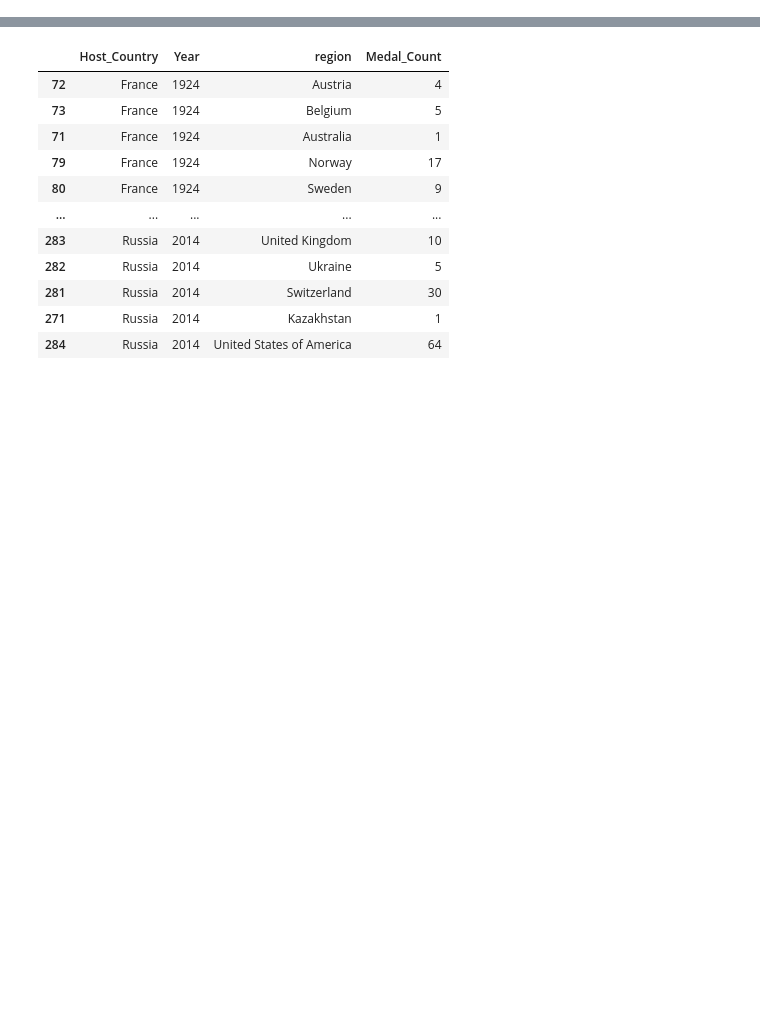
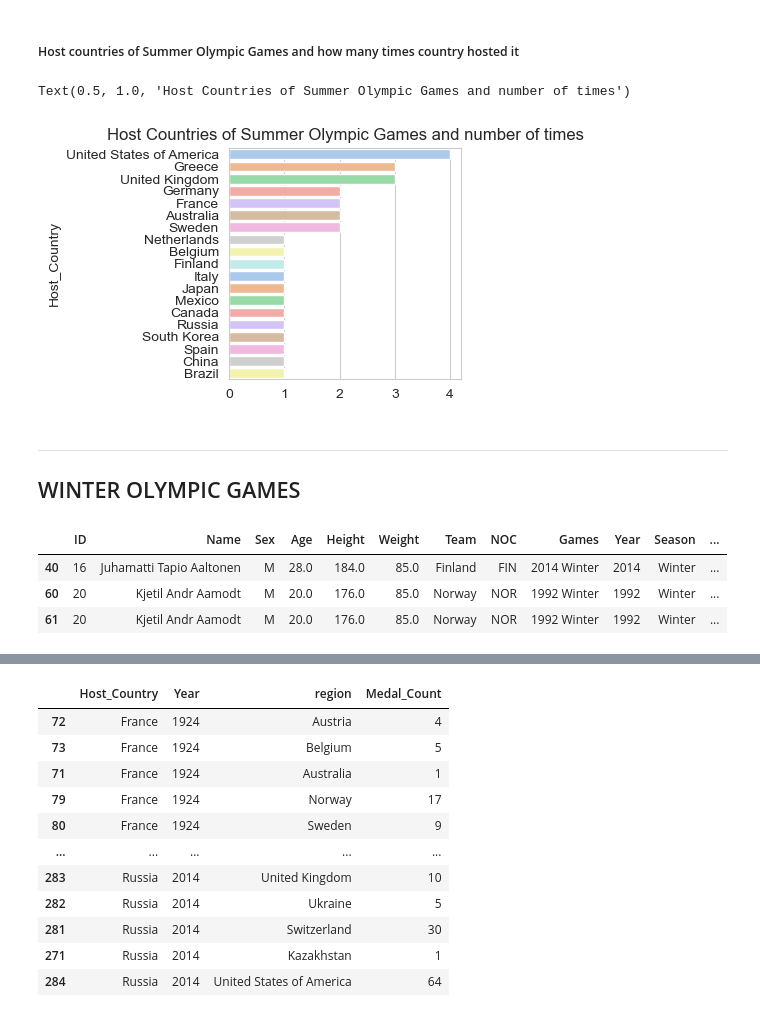
Before and after one commit to soumyaranjanswaincan/Olympic-Data-Analysis, a Jupyter notebook: Olympic Data Analysis/country_performance.ipynb, the cells around one changed output, grey strips where cells are left out. Saved outputs shown, nothing was run; the diff lists cells and outputs as text; code cells hidden in the pictures; blank space fills up the shorter version.

```diff
--- a/Olympic Data Analysis/country_performance.ipynb
+++ b/Olympic Data Analysis/country_performance.ipynb
@@ -22,0 +29,3 @@ athelete_df.head()
+# %%
+athelete_df_summer = athelete_df[(athelete_df['Medal']!='DNW') & (athelete_df['Season']=='Summer')]
+athelete_df_summer.head(3)
@@ -22,0 +37,6 @@ athelete_df.head()
+# %%
+#New dataframe with informations about hosting country
+df_summer = athelete_df_summer.groupby(['Year','Host_Country','region','Medal'])['Medal'].count().unstack().fillna(0).astype(int).reset_index()
+
+df_summer['Is_Host'] = np.where(df_summer['Host_Country'] == df_summer['region'],1,0)
+df_summer['Total Medals'] = df_summer['Bronze'] + df_summer['Silver'] + df_summer['Gold']
@@ -22,0 +89,25 @@ athelete_df.head()
+# %% [markdown]
+##### Host countries of Summer Olympic Games and how many times country hosted it
+# %%
+# Visualization for who were Host countires in Summer Olympic Games and how many times they had incredible honor to host them.
+
+plt.figure(figsize=(3,3))
+hosts = df_summer[['Year','Host_Country']].drop_duplicates()
+sns.countplot(y='Host_Country',data=hosts,order = hosts['Host_Country'].value_counts().index,
+              palette=sns.color_palette("pastel"))
+plt.xlabel('')
+plt.title('Host Countries of Summer Olympic Games and number of times')
+# %% [output]
+Text(0.5, 1.0, 'Host Countries of Summer Olympic Games and number of times')
+[figure, added]
+# %% [markdown]
+----
+## WINTER OLYMPIC GAMES
+# %%
+athelete_df_winter = athelete_df[(athelete_df['Medal']!='DNW') & (athelete_df['Season']=='Winter')]
+athelete_df_winter.head(3)
+# %% [output]
+|  | ID | Name | Sex | Age | Height | Weight | Team | NOC | Games | Year | Season | ... |
+| 40 | 16 | Juhamatti Tapio Aaltonen | M | 28.0 | 184.0 | 85.0 | Finland | FIN | 2014 Winter | 2014 | Winter | ... |
+| 60 | 20 | Kjetil Andr Aamodt | M | 20.0 | 176.0 | 85.0 | Norway | NOR | 1992 Winter | 1992 | Winter | ... |
+| 61 | 20 | Kjetil Andr Aamodt | M | 20.0 | 176.0 | 85.0 | Norway | NOR | 1992 Winter | 1992 | Winter | ... |
```
Also changed, not shown: parts of 66 cells of this notebook, 10 other files.
